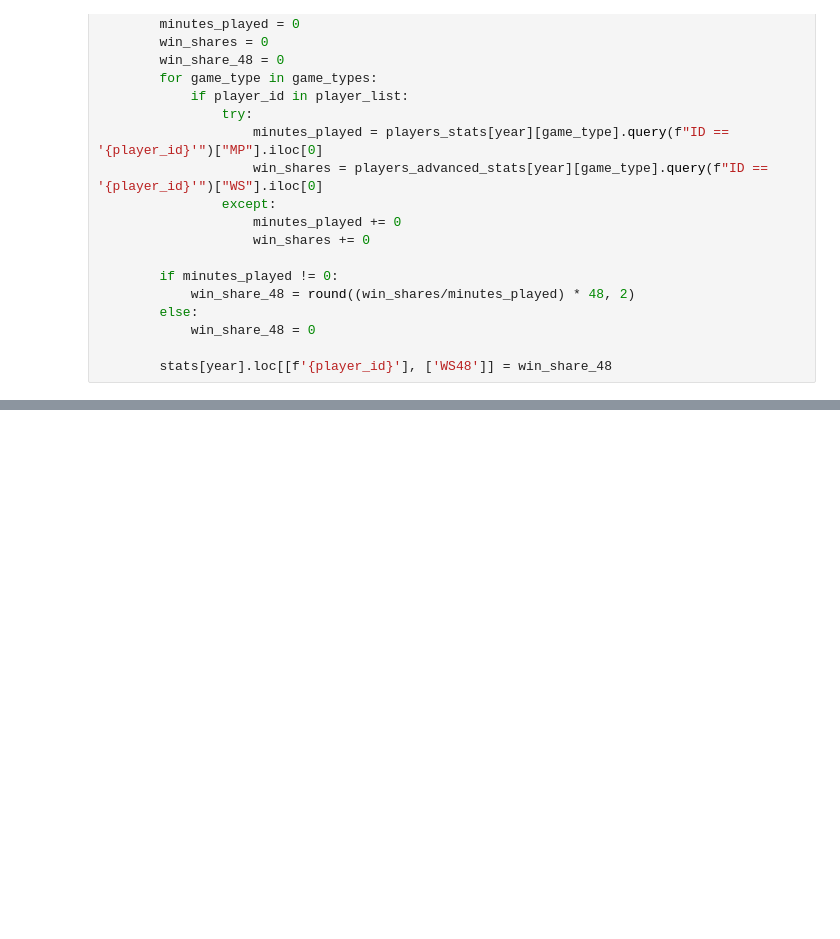
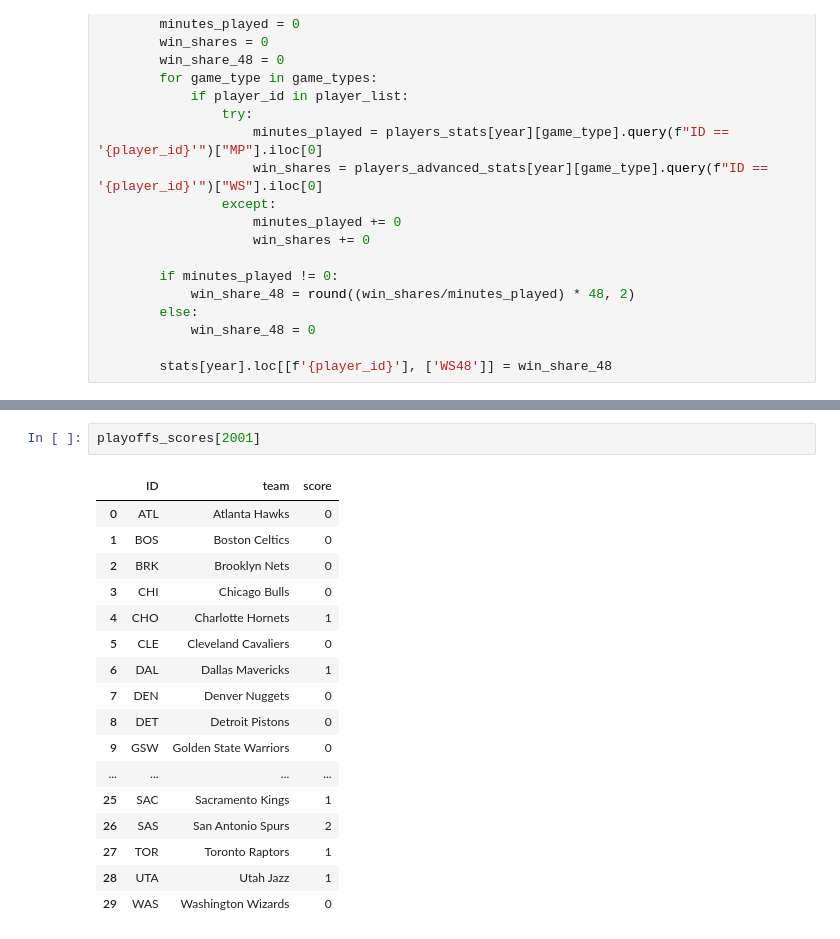
Before and after one commit to andrzej-zernaczuk/bachelor_degree, a Jupyter notebook: final_stats.ipynb, the cells around one changed output, grey strips where cells are left out. Cells and saved outputs as stored; diff of their text form; blank space fills up the shorter version.

```diff
--- a/final_stats.ipynb
+++ b/final_stats.ipynb
@@ -152,0 +195,20 @@ for year in years:
+# %%
+playoffs_scores[2001]
+# %% [output]
+|  | ID | team | score |
+| 0 | ATL | Atlanta Hawks | 0 |
+| 1 | BOS | Boston Celtics | 0 |
+| 2 | BRK | Brooklyn Nets | 0 |
+| 3 | CHI | Chicago Bulls | 0 |
+| 4 | CHO | Charlotte Hornets | 1 |
+| 5 | CLE | Cleveland Cavaliers | 0 |
+| 6 | DAL | Dallas Mavericks | 1 |
+| 7 | DEN | Denver Nuggets | 0 |
+| 8 | DET | Detroit Pistons | 0 |
+| 9 | GSW | Golden State Warriors | 0 |
+| ... | ... | ... | ... |
+| 25 | SAC | Sacramento Kings | 1 |
+| 26 | SAS | San Antonio Spurs | 2 |
+| 27 | TOR | Toronto Raptors | 1 |
+| 28 | UTA | Utah Jazz | 1 |
+| 29 | WAS | Washington Wizards | 0 |
```
Also changed, not shown: parts of 13 cells of this notebook, 5 other files.
